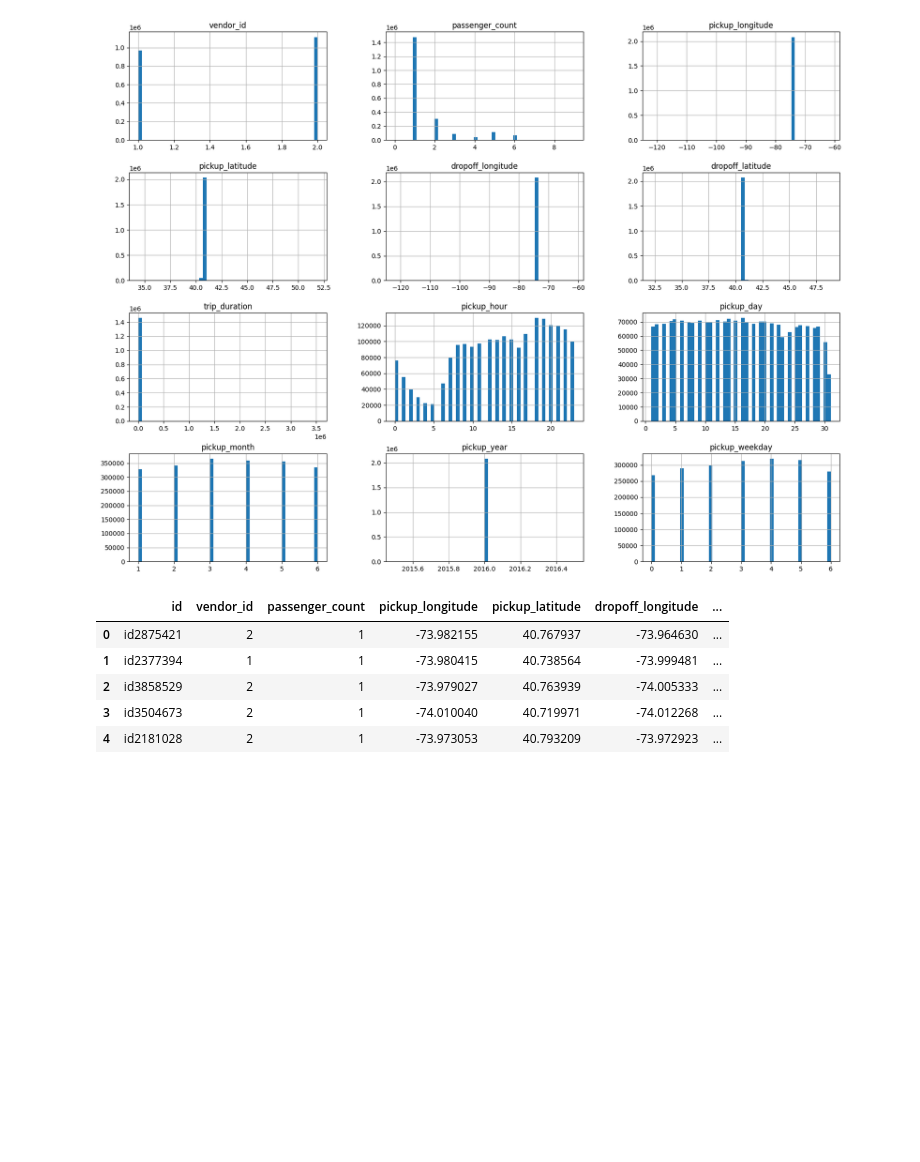
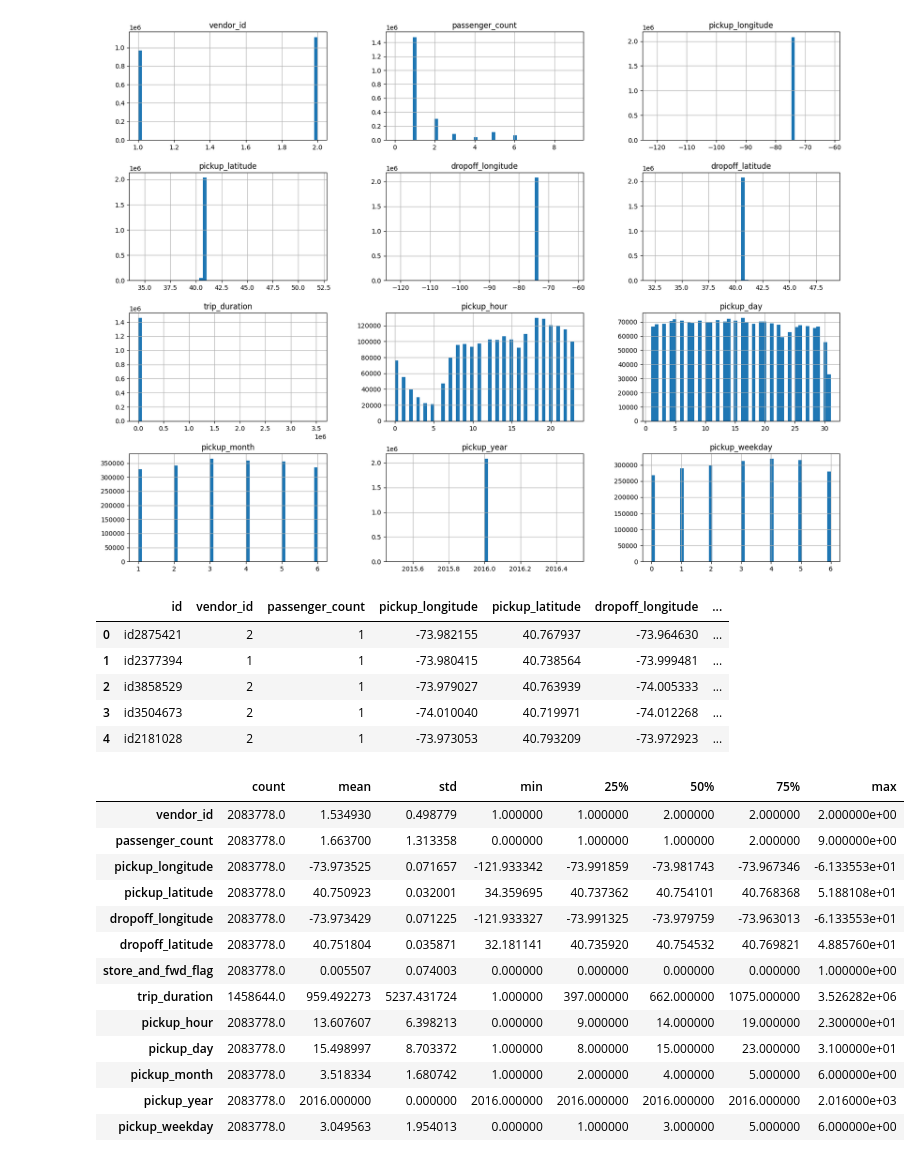
Before and after one commit to zxcvbbvvf/Kaggle-Competitions, a Jupyter notebook: New York City Taxi Trip Duration/Taxi Trip Duration Work.ipynb, the cells around one changed output. Saved outputs shown, nothing was run; the diff lists cells and outputs as text; code cells hidden in the pictures; blank space fills up the shorter version.

```diff
--- a/New York City Taxi Trip Duration/Taxi Trip Duration Work.ipynb
+++ b/New York City Taxi Trip Duration/Taxi Trip Duration Work.ipynb
@@ -133,3 +141,20 @@ merged_df.head()
 | 2 | id3858529 | 2 | 1 | -73.979027 | 40.763939 | -74.005333 | ... |
 | 3 | id3504673 | 2 | 1 | -74.010040 | 40.719971 | -74.012268 | ... |
 | 4 | id2181028 | 2 | 1 | -73.973053 | 40.793209 | -73.972923 | ... |
+# %%
+merged_df.describe().T
+# %% [output]
+|  | count | mean | std | min | 25% | 50% | 75% | max |
+| vendor_id | 2083778.0 | 1.534930 | 0.498779 | 1.000000 | 1.000000 | 2.000000 | 2.000000 | 2.000000e+00 |
+| passenger_count | 2083778.0 | 1.663700 | 1.313358 | 0.000000 | 1.000000 | 1.000000 | 2.000000 | 9.000000e+00 |
+| pickup_longitude | 2083778.0 | -73.973525 | 0.071657 | -121.933342 | -73.991859 | -73.981743 | -73.967346 | -6.133553e+01 |
+| pickup_latitude | 2083778.0 | 40.750923 | 0.032001 | 34.359695 | 40.737362 | 40.754101 | 40.768368 | 5.188108e+01 |
+| dropoff_longitude | 2083778.0 | -73.973429 | 0.071225 | -121.933327 | -73.991325 | -73.979759 | -73.963013 | -6.133553e+01 |
+| dropoff_latitude | 2083778.0 | 40.751804 | 0.035871 | 32.181141 | 40.735920 | 40.754532 | 40.769821 | 4.885760e+01 |
+| store_and_fwd_flag | 2083778.0 | 0.005507 | 0.074003 | 0.000000 | 0.000000 | 0.000000 | 0.000000 | 1.000000e+00 |
+| trip_duration | 1458644.0 | 959.492273 | 5237.431724 | 1.000000 | 397.000000 | 662.000000 | 1075.000000 | 3.526282e+06 |
+| pickup_hour | 2083778.0 | 13.607607 | 6.398213 | 0.000000 | 9.000000 | 14.000000 | 19.000000 | 2.300000e+01 |
+| pickup_day | 2083778.0 | 15.498997 | 8.703372 | 1.000000 | 8.000000 | 15.000000 | 23.000000 | 3.100000e+01 |
+| pickup_month | 2083778.0 | 3.518334 | 1.680742 | 1.000000 | 2.000000 | 4.000000 | 5.000000 | 6.000000e+00 |
+| pickup_year | 2083778.0 | 2016.000000 | 0.000000 | 2016.000000 | 2016.000000 | 2016.000000 | 2016.000000 | 2.016000e+03 |
+| pickup_weekday | 2083778.0 | 3.049563 | 1.954013 | 0.000000 | 1.000000 | 3.000000 | 5.000000 | 6.000000e+00 |
```
Also changed, not shown: parts of 13 cells of this notebook.
